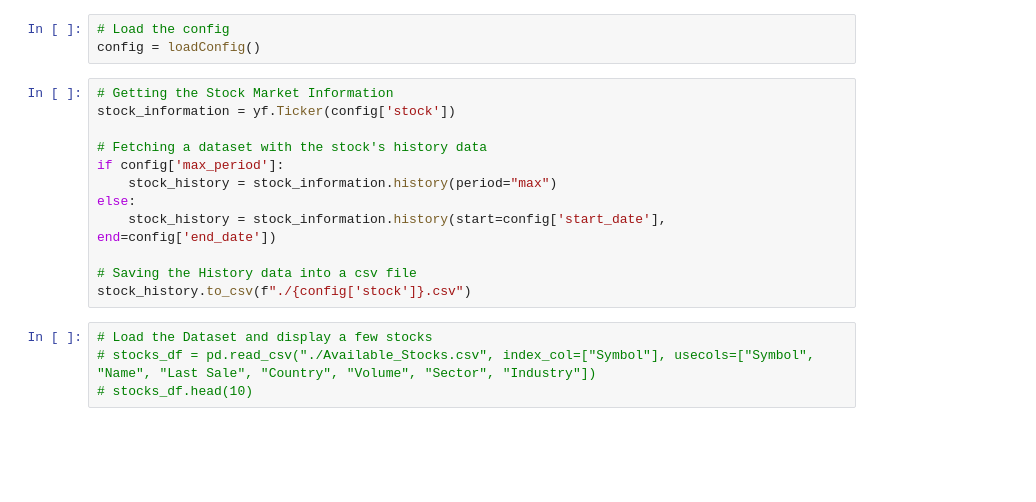
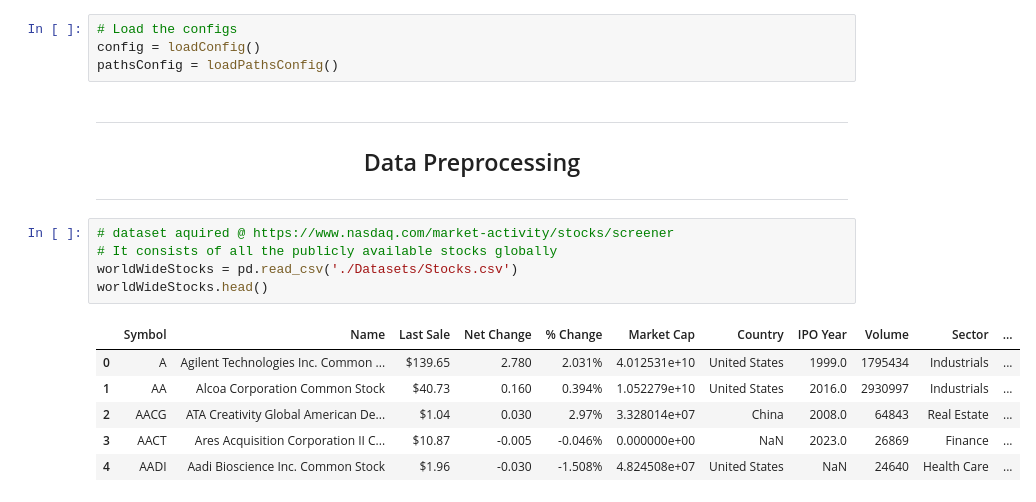
Before and after one commit to EstevesX10/SP500-Stock-Forecasting-and-Optimization, a Jupyter notebook: SPX Stock Forecasting and Optimization/SPX Stock Price Forecasting and Optimization.ipynb, the cells around one changed output. Drawn from its saved outputs; the diff is of its cells as text; blank space fills up the shorter version.

```diff
--- a/SPX Stock Forecasting and Optimization/SPX Stock Price Forecasting and Optimization.ipynb
+++ b/SPX Stock Forecasting and Optimization/SPX Stock Price Forecasting and Optimization.ipynb
@@ -30,19 +75,24 @@ The autoreload extension is already loaded. To reload it, use:
 # %%
-# Load the config
+# Load the configs
 config = loadConfig()
+pathsConfig = loadPathsConfig()
-# %%
-# Getting the Stock Market Information
-stock_information = yf.Ticker(config['stock'])
-
-# Fetching a dataset with the stock's history data
-if config['max_period']:
-    stock_history = stock_information.history(period="max")
-else:
-    stock_history = stock_information.history(start=config['start_date'], end=config['end_date'])
-
-# Saving the History data into a csv file
-stock_history.to_csv(f"./{config['stock']}.csv")
-# %%
-# Load the Dataset and display a few stocks
-# stocks_df = pd.read_csv("./Available_Stocks.csv", index_col=["Symbol"], usecols=["Symbol", "Name", "Last Sale", "Country", "Volume", "Sector", "Industry"])
-# stocks_df.head(10)
+# %% [markdown]
+---
+<div align="center">
+
+## Data Preprocessing
+</div>
+
+---
+# %%
+# dataset aquired @ https://www.nasdaq.com/market-activity/stocks/screener
+# It consists of all the publicly available stocks globally
+worldWideStocks = pd.read_csv('./Datasets/Stocks.csv')
+worldWideStocks.head()
+# %% [output]
+|  | Symbol | Name | Last Sale | Net Change | % Change | Market Cap | Country | IPO Year | Volume | Sector | ... |
+| 0 | A | Agilent Technologies Inc. Common ... | $139.65 | 2.780 | 2.031% | 4.012531e+10 | United States | 1999.0 | 1795434 | Industrials | ... |
+| 1 | AA | Alcoa Corporation Common Stock | $40.73 | 0.160 | 0.394% | 1.052279e+10 | United States | 2016.0 | 2930997 | Industrials | ... |
+| 2 | AACG | ATA Creativity Global American De... | $1.04 | 0.030 | 2.97% | 3.328014e+07 | China | 2008.0 | 64843 | Real Estate | ... |
+| 3 | AACT | Ares Acquisition Corporation II C... | $10.87 | -0.005 | -0.046% | 0.000000e+00 | NaN | 2023.0 | 26869 | Finance | ... |
+| 4 | AADI | Aadi Bioscience Inc. Common Stock | $1.96 | -0.030 | -1.508% | 4.824508e+07 | United States | NaN | 24640 | Health Care | ... |
```
Also changed, not shown: parts of 18 cells of this notebook.
